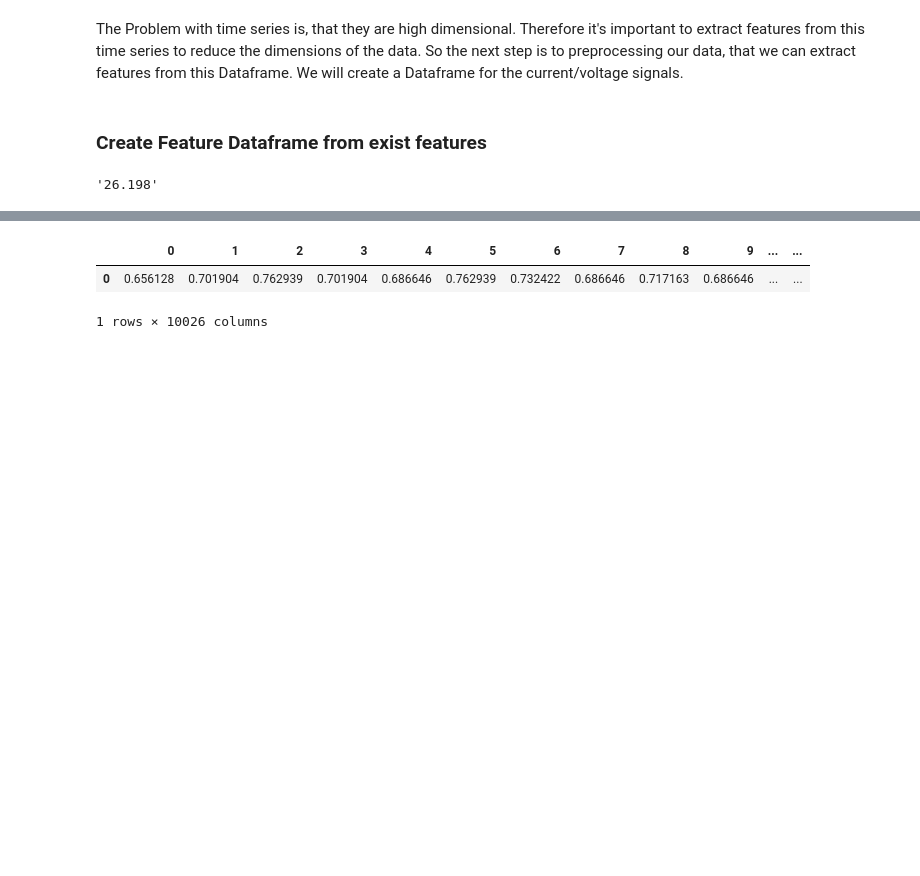
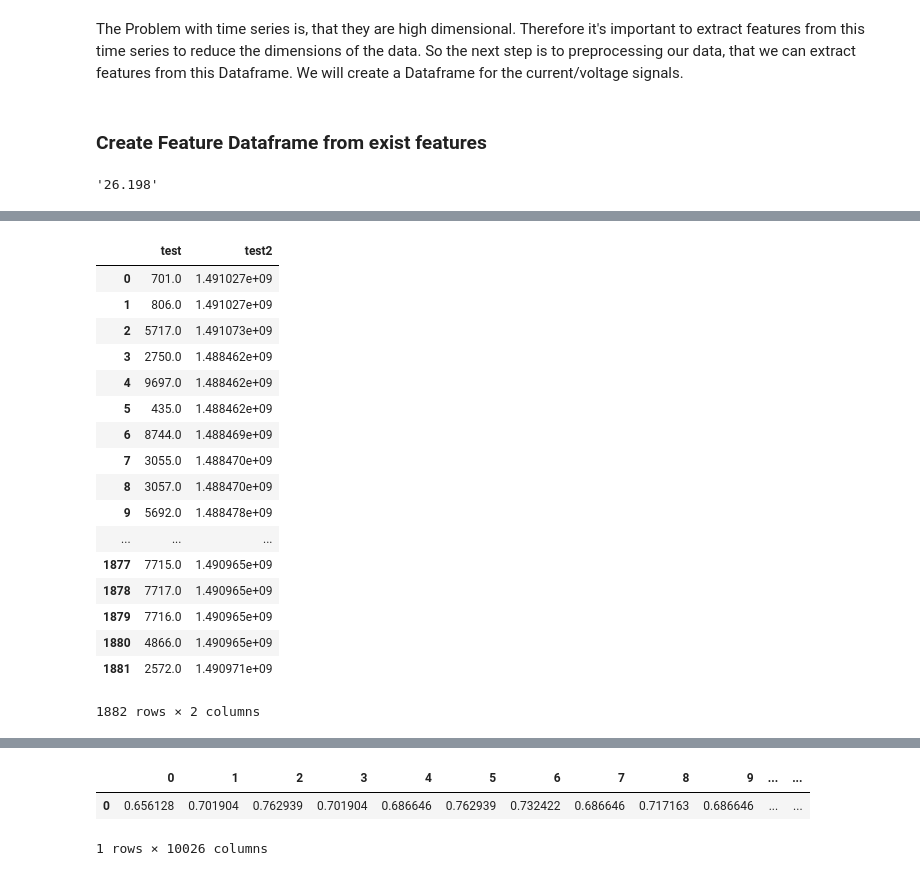
Before and after one commit to Snorrevombau/Transients_Classifier, a Jupyter notebook: data_exploration_new.ipynb, the cells around one changed output, grey strips where cells are left out. Drawn from its saved outputs; the diff is of its cells as text; code cells hidden in the pictures; blank space fills up the shorter version.

```diff
--- a/data_exploration_new.ipynb
+++ b/data_exploration_new.ipynb
@@ -146 +177,31 @@ data.three_first_peaks[0][0]
+# %%
+def create_feature(x):
+    #print(data_input)
+    x, y = x[0], x[1]
+    return [x, y]
+# %%
+test = pd.DataFrame(columns=['test','test2'])
+# %%
+test[['test','test2']] = data[['begin_index','begin_timestamp_float']].apply(create_feature, axis=1)
+# %%
+test
+# %% [output]
+|  | test | test2 |
+| 0 | 701.0 | 1.491027e+09 |
+| 1 | 806.0 | 1.491027e+09 |
+| 2 | 5717.0 | 1.491073e+09 |
+| 3 | 2750.0 | 1.488462e+09 |
+| 4 | 9697.0 | 1.488462e+09 |
+| 5 | 435.0 | 1.488462e+09 |
+| 6 | 8744.0 | 1.488469e+09 |
+| 7 | 3055.0 | 1.488470e+09 |
+| 8 | 3057.0 | 1.488470e+09 |
+| 9 | 5692.0 | 1.488478e+09 |
+| ... | ... | ... |
+| 1877 | 7715.0 | 1.490965e+09 |
+| 1878 | 7717.0 | 1.490965e+09 |
+| 1879 | 7716.0 | 1.490965e+09 |
+| 1880 | 4866.0 | 1.490965e+09 |
+| 1881 | 2572.0 | 1.490971e+09 |
+1882 rows × 2 columns
 # %%
```
Also changed, not shown: parts of 14 cells of this notebook.
